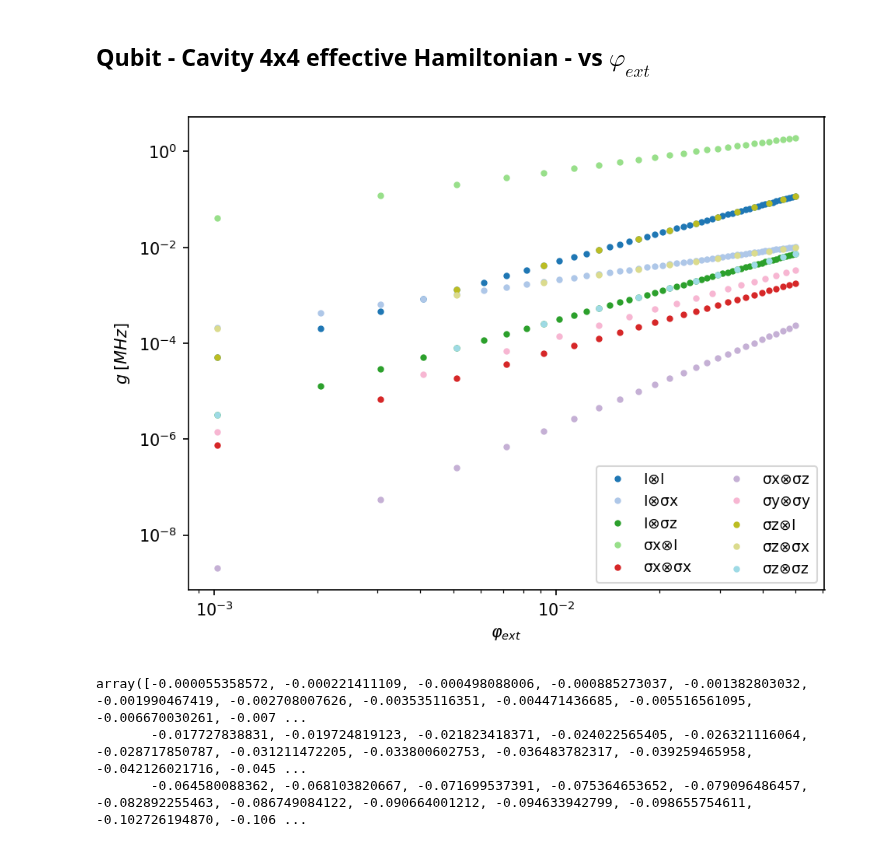
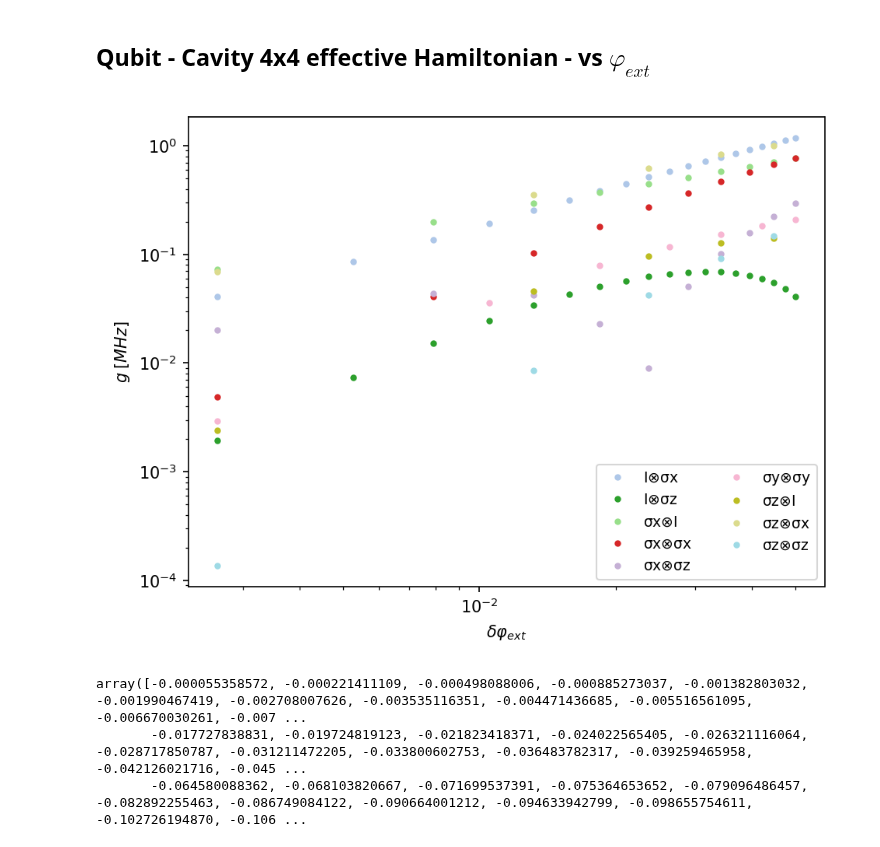
Before and after one commit to GabrielJauma/tunable-capacitive-coupling-flux-qubits, a Jupyter notebook: uni_cell/unit_cell_effective_hamiltonians.ipynb, the cells around one changed output. Cells and saved outputs as stored; diff of their text form; code cells hidden in the pictures.

```diff
--- a/uni_cell/unit_cell_effective_hamiltonians.ipynb
+++ b/uni_cell/unit_cell_effective_hamiltonians.ipynb
@@ -104,0 +119,2 @@ fig.show()
+# %%
+φ_ext_values = np.linspace(0.5,0.55, 20)
@@ -104,0 +151,12 @@ fig.show()
+# %%
+labels = ['I', 'σx', 'σy', 'σz']
+
+Pauli_decomp = Pauli_SWT
+
+fig, ax = plt.subplots( )
+for i in range(1,4):
+    ax.plot(δφ_ext, Pauli_decomp[:,i]-Pauli_decomp[0,i], label=labels[i])
+
+ax.legend()
+fig.tight_layout()
+fig.show()
@@ -388,20 +448,21 @@ fig.show()
 # %% [markdown]
 ## Qubit - Cavity 4x4 effective Hamiltonian - vs $\varphi_{ext}$
 # %%
-n_eig  = 5
-n_plot = 50
+n_eig  = 6
+
+n_plot = 20
 param_name = '\\varphi_{ext}'
 param_values = np.linspace(0.5, 0.55, n_plot)
 φ_ext_values = param_values
 
 N_elements = 2
 basis_states = [(0,0), (0,1), (1,0), (1,1)]
-max_excitations_mediating_states=4
+max_excitations_mediating_states=5
 mediating_states = sq_ext.generate_mediating_states(N_elements, basis_states, max_excitations_mediating_states)
 labels_low = [f'({i},{j})' for i, j in basis_states]
 labels_high = [f'({i},{j})' for i, j in mediating_states]
 
-n_eig_extra_low = 2
+n_eig_extra_low = 1
 # %%
 C, CJ, Csh, Lq, Lr, Δ, EJ = sq_ext.get_experimental_parameters('qubit_2', return_effective=False)
 # %%
@@ -411,6 +472,8 @@ Pauli_SWT = []
 
 C_F_eff, C_R_eff = sq_ext.C_CJ_Csh_to_CF_CR_eff(C, CJ, Csh)
 L_F_eff, L_R_eff, L_C_eff = sq_ext.Lq_Lr_to_LF_LR_LC_eff(Lq, Lr, Δ)
+
+L_C_eff *= 1/50
 
 fluxonium_0 = sq_ext.sq_fluxonium(EJ=EJ, C_F_eff=C_F_eff, Lq=L_F_eff, Δ=Δ, φ_ext=0.5)
 resonator = sq_ext.sq_resonator(L_R_eff=L_R_eff, C_R_eff=C_R_eff, Δ=Δ)
@@ -422,7 +485,7 @@ for i, φ_ext in enumerate(φ_ext_values):
     fluxonium = sq_ext.sq_fluxonium(EJ=EJ, C_F_eff=C_F_eff, Lq=L_F_eff, Δ=Δ, φ_ext=φ_ext)
     H = sq_ext.hamiltonian_qubit(fluxonium, resonator, L_C_eff )
 
-    P1, P2, SWT = sq_ext.H_eff_4x4(H_0_list, H, basis_states, mediating_states, n_eig=5, n_eig_extra_low=5, return_decomposition=False)
+    P1, P2, SWT = sq_ext.H_eff_4x4(H_0_list, H, basis_states, mediating_states, n_eig=n_eig, n_eig_extra_low=n_eig_extra_low, return_decomposition=False)
 
     Pauli_p1 .append(P1)
     Pauli_p2 .append(P2)
@@ -434,30 +497,32 @@ Pauli_SWT = np.array(Pauli_SWT)
 # %%
 fig, ax1 = plt.subplots( dpi=150)
 linestyles = ['-', '--','-' ]
 labels = ['I', 'σx', 'σy', 'σz']
 colors = figs.generate_colors_from_colormap(16, 'tab20')
 # colors = figs.generate_colors_from_colormap(9, 'Set1') + figs.generate_colors_from_colormap(9, 'Set2')
 
-Pauli_decomp = Pauli_p2
+Pauli_decomp = Pauli_SWT
 
 for i in range(4):
     for j in range(4):
+        if i==j==0:
+            continue
         if np.any( np.abs(Pauli_decomp[1:,i,j]- Pauli_decomp[0,i,j]) >1e-12):
             ax1.plot(φ_ext_values[1::i+1]-0.5,np.abs(Pauli_decomp[1:,i,j]- Pauli_decomp[0,i,j])[::i+1],  '.',color = colors[i*4+j], label = f'{labels[i]}' + r'$\otimes$' + f'{labels[j]}' )
 
 ax1.legend(ncol=2, fontsize=9)
 
 ax1.set_yscale('log')
 ax1.set_xscale('log')
 # ax1.set_ylim([1e-5,1e1])
 # ax1.set_xlim([1e-7,7e-3])
 ax1.set_ylabel('$g \; [MHz]$')
-ax1.set_xlabel(r'$\varphi_{ext}$')
+ax1.set_xlabel(r'$\delta\varphi_{ext}$')
 
 fig.tight_layout()
 fig.show()
 # %% [output]
-[figure, old version]
+[figure, new version]
 # %%
 np.abs(Pauli_SWT[1:,0,0])-np.abs(Pauli_SWT[0,0,0])
 # %% [output]
```
Also changed, not shown: parts of 6 cells of this notebook, 1 other file.
